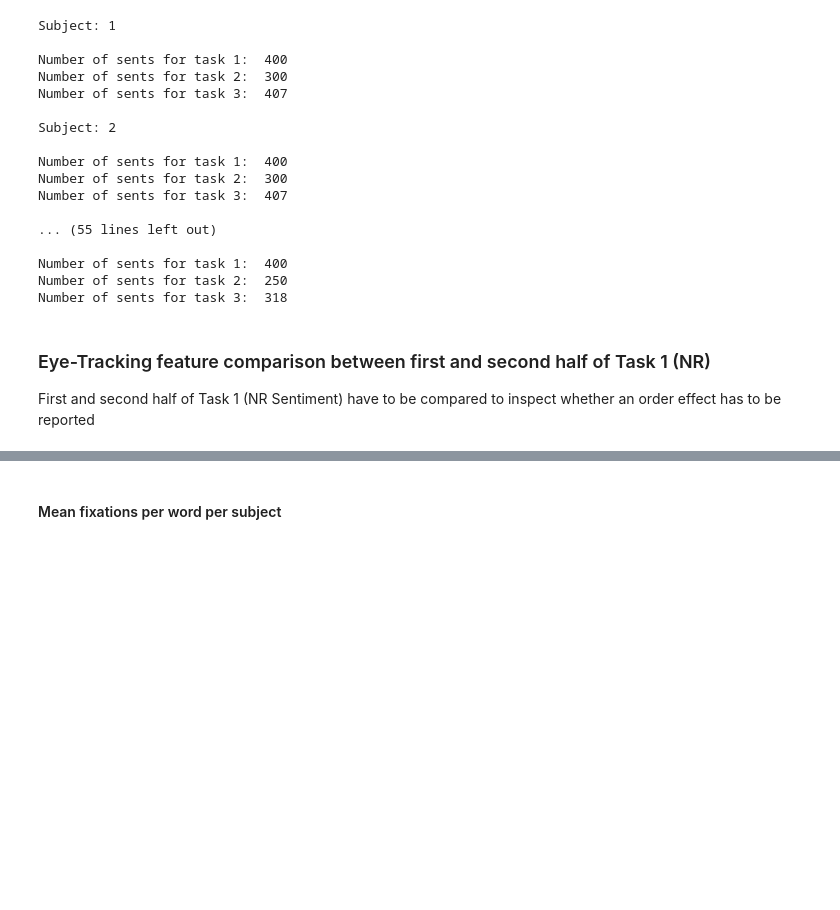
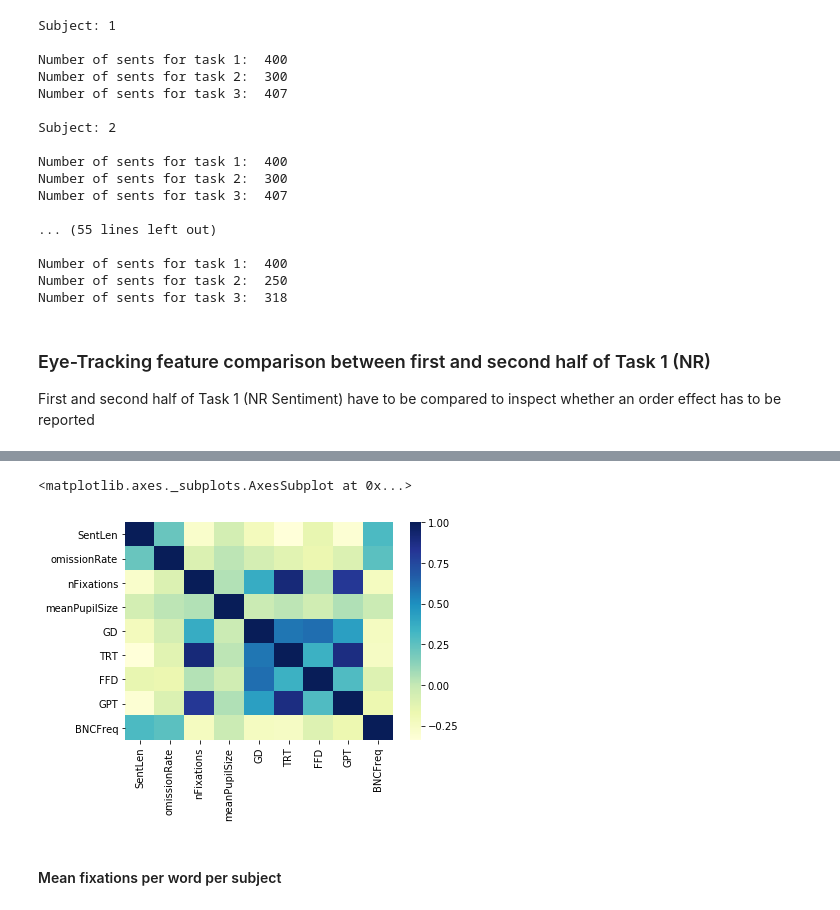
Before and after one commit to PosoSAgapo/NER-with-EEG-and-ET, a Jupyter notebook: data_exploration.ipynb, the cells around one changed output, grey strips where cells are left out. Drawn from its saved outputs; the diff is of its cells as text; code cells hidden in the pictures; blank space fills up the shorter version.

```diff
--- a/data_exploration.ipynb
+++ b/data_exploration.ipynb
@@ -100,3 +120,8 @@ corr_mat(compute_allvals(first_half))
+# %%
+corr_mat(compute_allvals(second_half), heatmap=True)
+# %% [output]
+<matplotlib.axes._subplots.AxesSubplot at 0x...>
+[figure, added]
 # %% [markdown]
 #### Mean fixations per word per subject
 # %%
```
Also changed, not shown: parts of 21 cells of this notebook, 1 other file.
